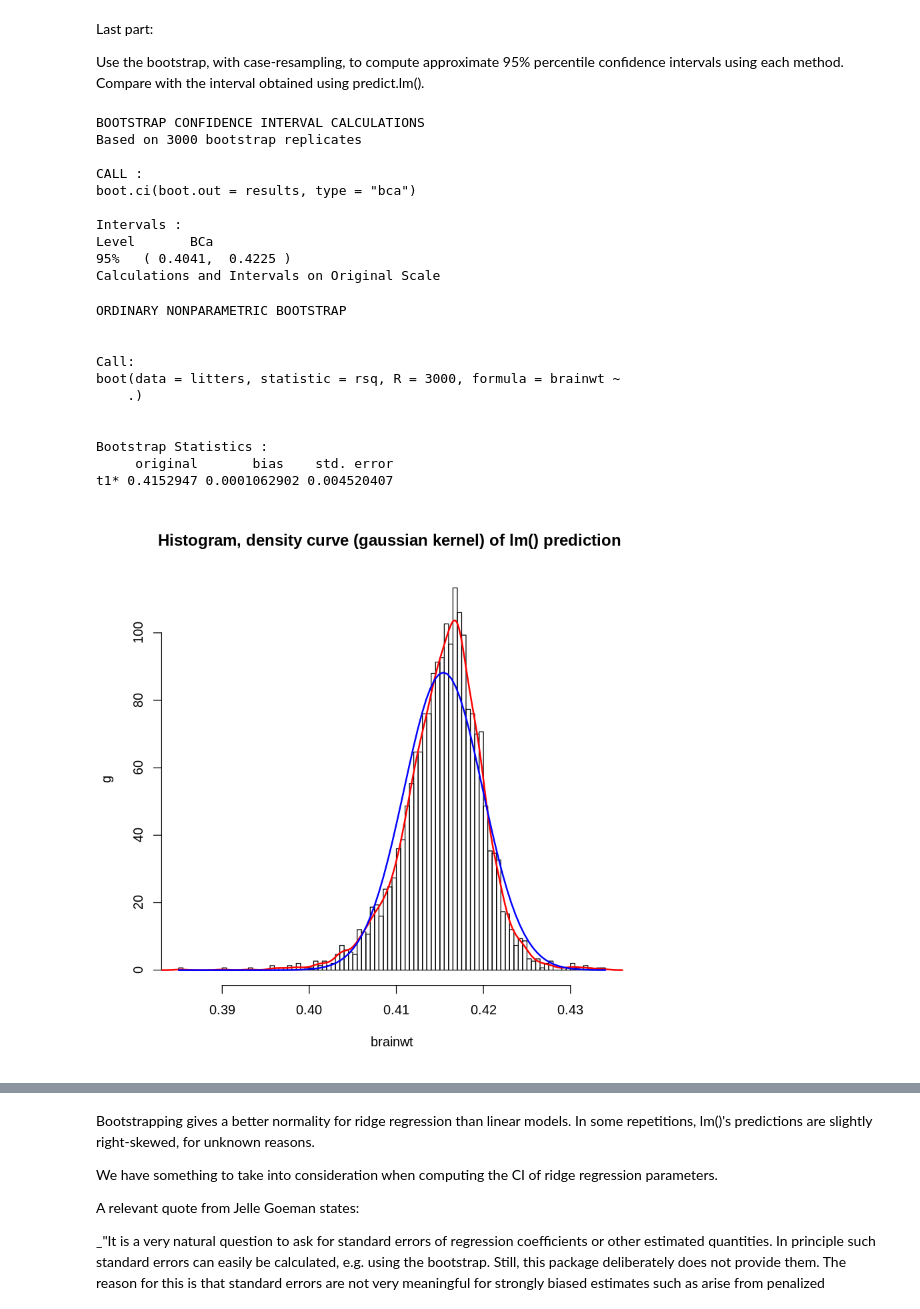
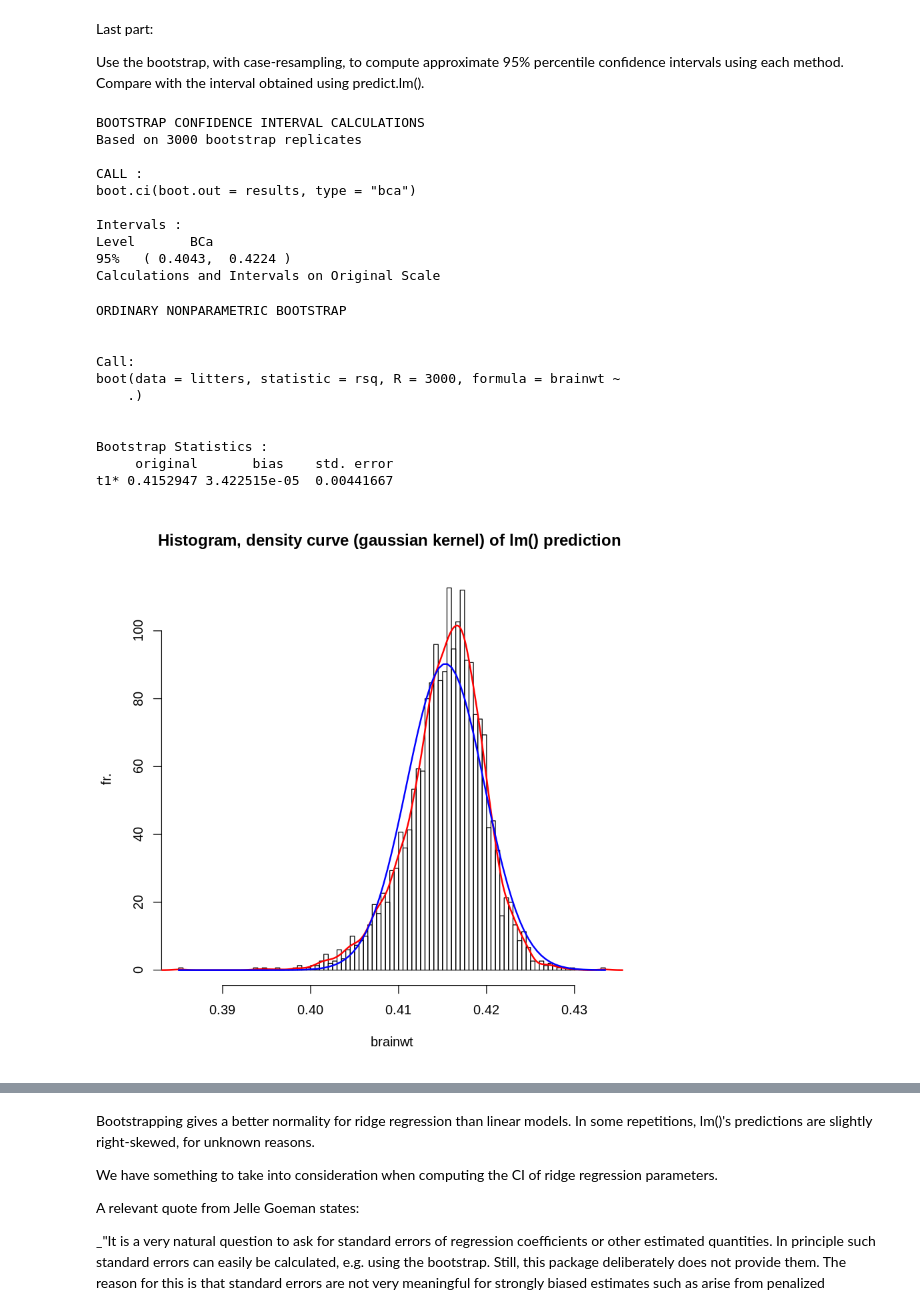
Before and after one commit to andrealorenzon/sm4ds, a Jupyter notebook: Assignment4.ipynb, the cells around one changed output, grey strips where cells are left out. Drawn from its saved outputs; the diff is of its cells as text; code cells hidden in the pictures.

```diff
--- a/Assignment4.ipynb
+++ b/Assignment4.ipynb
@@ -445,37 +445,37 @@ rsq <- function(formula, data, indices) {
 # bootstrapping with 1000 replications
 results <- boot(data=litters, statistic=rsq,   R=3000, formula=brainwt~.)
 
 # get 95% confidence interval
 boot.ci(results, type="bca")
 
 # view results
 results
-hist(results$t,breaks = 100, freq=F,main="Histogram, density curve (gaussian kernel) of lm() prediction ",xlab="brainwt",ylab="g")
+hist(results$t,breaks = 100,freq=F,main="Histogram, density curve (gaussian kernel) of lm() prediction ",xlab="brainwt",ylab="fr.")
 lines(density(results$t), col="red", lwd=2)
 curve(dnorm(x, mean = mean(results$t), sd = sd(results$t)), add=TRUE, col="blue",lwd=2)
 # %% [output]
 BOOTSTRAP CONFIDENCE INTERVAL CALCULATIONS
 Based on 3000 bootstrap replicates
 
 CALL :
 boot.ci(boot.out = results, type = "bca")
 
 Intervals :
 Level       BCa
-95%   ( 0.4041,  0.4225 )
+95%   ( 0.4043,  0.4224 )
 Calculations and Intervals on Original Scale
 ORDINARY NONPARAMETRIC BOOTSTRAP
 
 
 Call:
 boot(data = litters, statistic = rsq, R = 3000, formula = brainwt ~
     .)
 
 
 Bootstrap Statistics :
      original       bias    std. error
-t1* 0.4152947 0.0001062902 0.004520407
+t1* 0.4152947 3.422515e-05  0.00441667
-[figure, old version]
+[figure, new version]
 # %%
 #predicting by bootstrap on lm()
 
```
Also changed, not shown: parts of 1 cell of this notebook.
